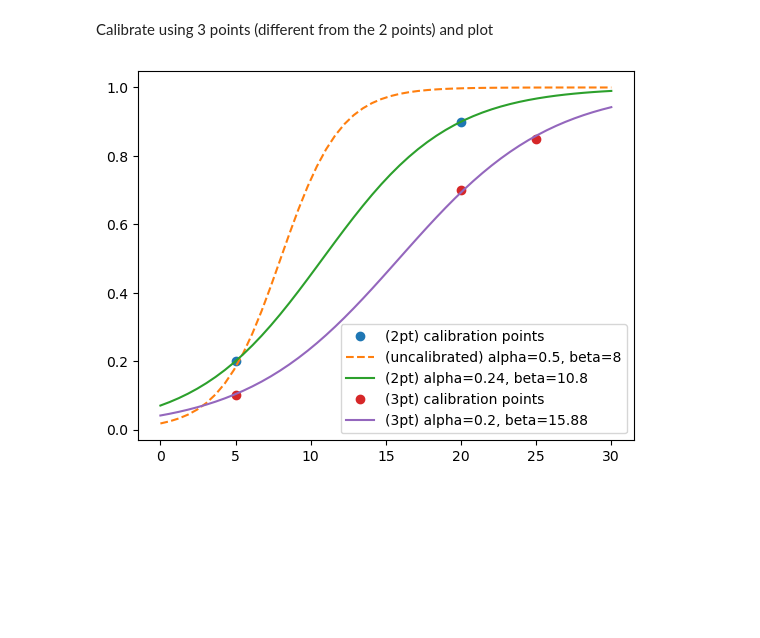
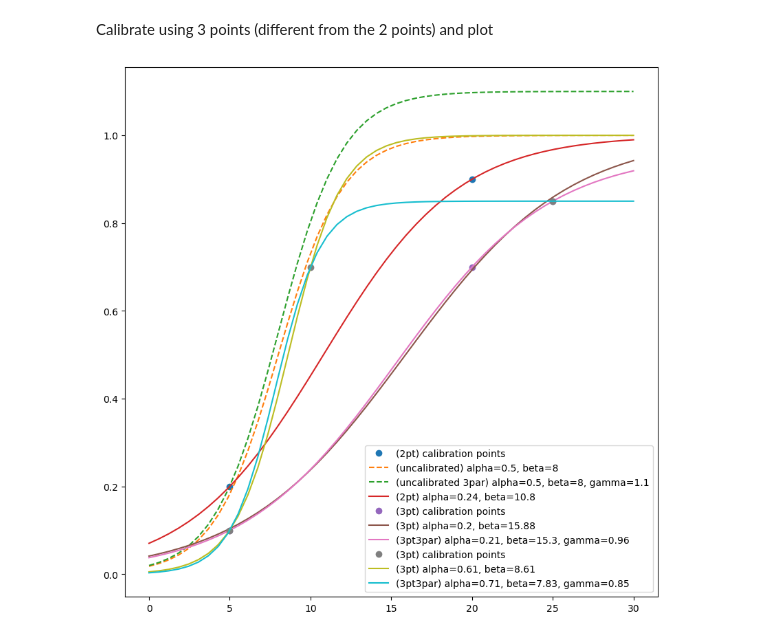
Before and after one commit to csiro-energy-systems/demand-forecasting, a Jupyter notebook: notebooks/logistic-curve-calibration.ipynb, the cells around one changed output. Cells and saved outputs as stored; diff of their text form; code cells hidden in the pictures; blank space fills up the shorter version.

```diff
--- a/notebooks/logistic-curve-calibration.ipynb
+++ b/notebooks/logistic-curve-calibration.ipynb
@@ -10,6 +10,9 @@ Define the form of the adoption curve
 # %%
 def adoption(t, a, b):
     return 1 / (1 + np.exp(-a * (t - b)))
+
+def adoption3(t, a, b, c):
+   return c / (1 + np.exp(-a * (t - b)))
 # %% [markdown]
 Define the two point calibration data (from Paul's spreadsheet) and plot.
 # %%
@@ -32,7 +35,9 @@ Plot an uncalibrated logistic curve using some made up values for alpha and beta
 # %%
 alpha0 = 0.5
 beta0 = 8
+gamma0 = 1.1
 p_guess = [alpha0, beta0]
+p_guess3 = [alpha0, beta0, gamma0]
 t = np.linspace(0, 30)
 ax.plot(
     t,
@@ -40,6 +45,12 @@ ax.plot(
     linestyle="--",
     label=f"(uncalibrated) alpha={round(alpha0,2)}, beta={round(beta0,2)}",
 );
+ax.plot(
+    t,
+    adoption3(t, alpha0, beta0, gamma0),
+    linestyle="--",
+    label=f"(uncalibrated 3par) alpha={round(alpha0,2)}, beta={round(beta0,2)}, gamma={round(gamma0,2)}",
+);
 ax.legend()
 fig
 # %% [output]
@@ -62,24 +73,33 @@ fig
 # %% [markdown]
 Calibrate using 3 points (different from the 2 points) and plot
 # %%
-three_point_t = [5, 20, 25]
+three_point_t = [5, 10, 25]
 three_point_f = [0.1, 0.7, 0.85]
 ax.plot(
     three_point_t,
     three_point_f,
     marker="o",
     linestyle="",
     label="(3pt) calibration points",
 )
 p3_opt = curve_fit(f=adoption, xdata=three_point_t, ydata=three_point_f, p0=p_guess)
 three_point_alpha = p3_opt[0][0]
 three_point_beta = p3_opt[0][1]
 ax.plot(
     t,
     adoption(t, three_point_alpha, three_point_beta),
     label=f"(3pt) alpha={round(three_point_alpha,2)}, beta={round(three_point_beta,2)}",
 )
+p33_opt = curve_fit(f=adoption3, xdata=three_point_t, ydata=three_point_f, p0=p_guess3)
+three_point_alpha3 = p33_opt[0][0]
+three_point_beta3 = p33_opt[0][1]
+three_point_gamma3 = p33_opt[0][2]
+ax.plot(
+    t,
+    adoption3(t, three_point_alpha3, three_point_beta3, three_point_gamma3),
+    label=f"(3pt3par) alpha={round(three_point_alpha3,2)}, beta={round(three_point_beta3,2)}, gamma={round(three_point_gamma3,2)}",
+)
 ax.legend()
 fig
 # %% [output]
-[figure, old version]
+[figure, new version]
```
Also changed, not shown: parts of 3 cells of this notebook.
